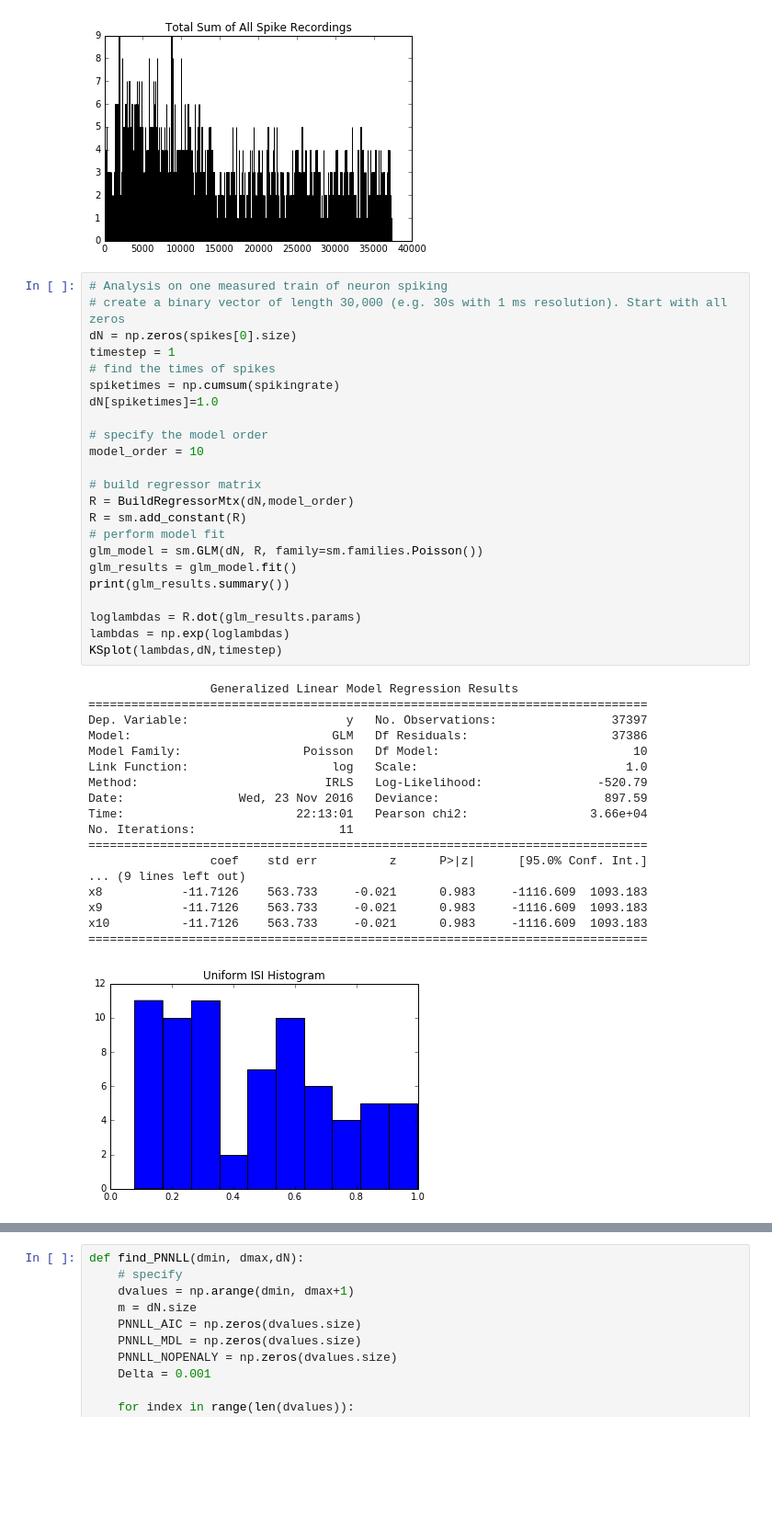
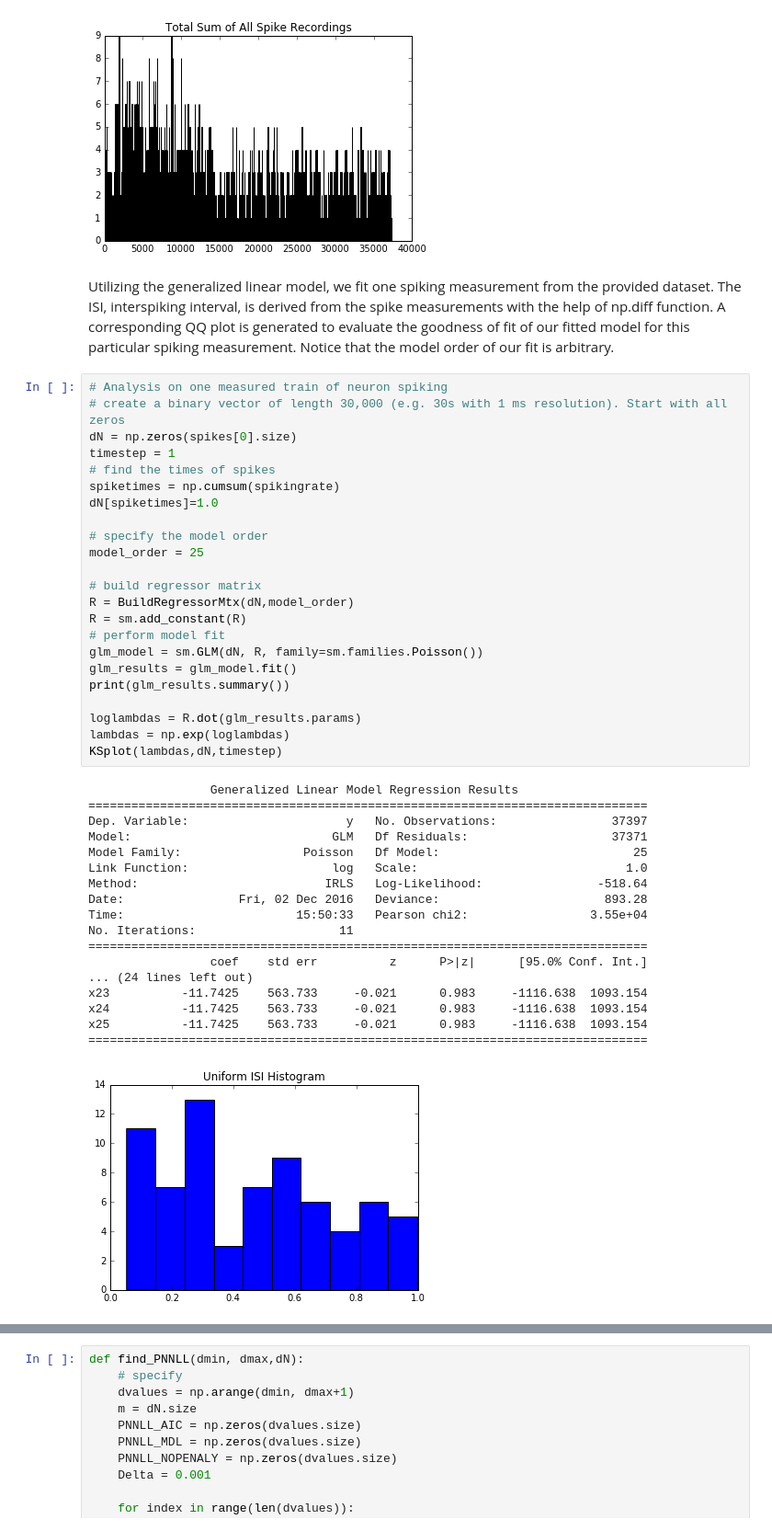
Before and after one commit to zhao-json/Auditory-Neuron, a Jupyter notebook: auditory-neurons-stuff.ipynb, the cells around one changed output, grey strips where cells are left out. Shown: that part at 92% size. Saved outputs shown, nothing was run; the diff lists cells and outputs as text; blank space fills up the shorter version.

```diff
--- a/auditory-neurons-stuff.ipynb
+++ b/auditory-neurons-stuff.ipynb
@@ -209,45 +198,47 @@ plt.title('Total Sum of All Spike Recordings')
 [figure]
 [figure]
 [figure]
+# %% [markdown]
+Utilizing the generalized linear model, we fit one spiking measurement from the provided dataset. The ISI, interspiking interval, is derived from the spike measurements with the help of np.diff function. A corresponding QQ plot is generated to evaluate the goodness of fit of our fitted model for this particular spiking measurement. Notice that the model order of our fit is arbitrary.
 # %%
 # Analysis on one measured train of neuron spiking
 # create a binary vector of length 30,000 (e.g. 30s with 1 ms resolution). Start with all zeros
 dN = np.zeros(spikes[0].size)
 timestep = 1
 # find the times of spikes
 spiketimes = np.cumsum(spikingrate)
 dN[spiketimes]=1.0
 
 # specify the model order
-model_order = 10
+model_order = 25
 
 # build regressor matrix
 R = BuildRegressorMtx(dN,model_order)
 R = sm.add_constant(R)
 # perform model fit
 glm_model = sm.GLM(dN, R, family=sm.families.Poisson())
 glm_results = glm_model.fit()
 print(glm_results.summary())
 
 loglambdas = R.dot(glm_results.params)
 lambdas = np.exp(loglambdas)
 KSplot(lambdas,dN,timestep)
 # %% [output]
                  Generalized Linear Model Regression Results
 ==============================================================================
 Dep. Variable:                      y   No. Observations:                37397
-Model:                            GLM   Df Residuals:                    37386
-Model Family:                 Poisson   Df Model:                           10
+Model:                            GLM   Df Residuals:                    37371
+Model Family:                 Poisson   Df Model:                           25
 Link Function:                    log   Scale:                             1.0
-Method:                          IRLS   Log-Likelihood:                -520.79
-Date:                Wed, 23 Nov 2016   Deviance:                       897.59
-Time:                        22:13:01   Pearson chi2:                 3.66e+04
+Method:                          IRLS   Log-Likelihood:                -518.64
+Date:                Fri, 02 Dec 2016   Deviance:                       893.28
+Time:                        15:50:33   Pearson chi2:                 3.55e+04
 No. Iterations:                    11
 ==============================================================================
                  coef    std err          z      P>|z|      [95.0% Conf. Int.]
-... (9 lines left out)
-x8           -11.7126    563.733     -0.021      0.983     -1116.609  1093.183
-x9           -11.7126    563.733     -0.021      0.983     -1116.609  1093.183
-x10          -11.7126    563.733     -0.021      0.983     -1116.609  1093.183
+... (24 lines left out)
+x23          -11.7425    563.733     -0.021      0.983     -1116.638  1093.154
+x24          -11.7425    563.733     -0.021      0.983     -1116.638  1093.154
+x25          -11.7425    563.733     -0.021      0.983     -1116.638  1093.154
 ==============================================================================
-[figure, old version]
+[figure, new version]
```
Also changed, not shown: parts of 8 cells of this notebook.
